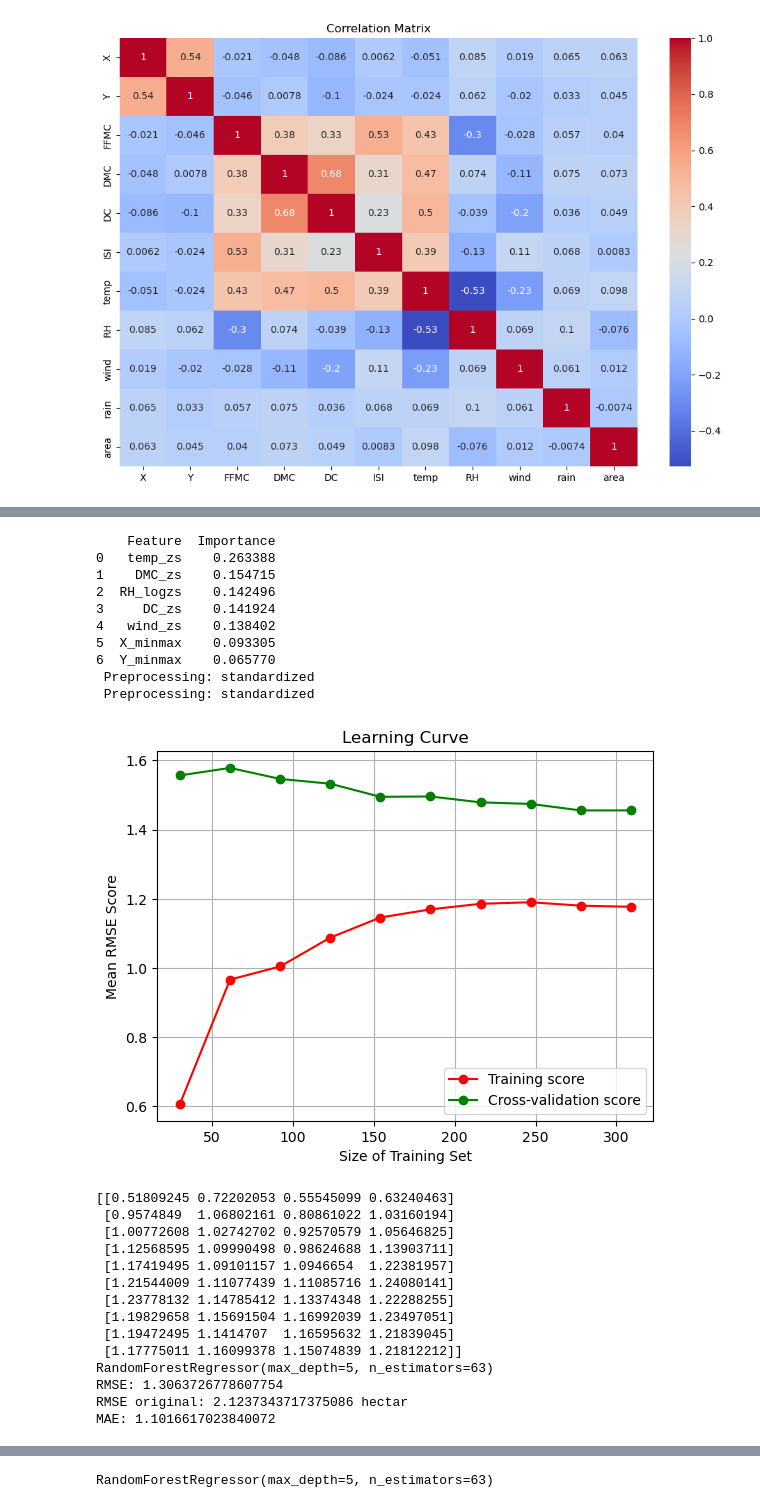
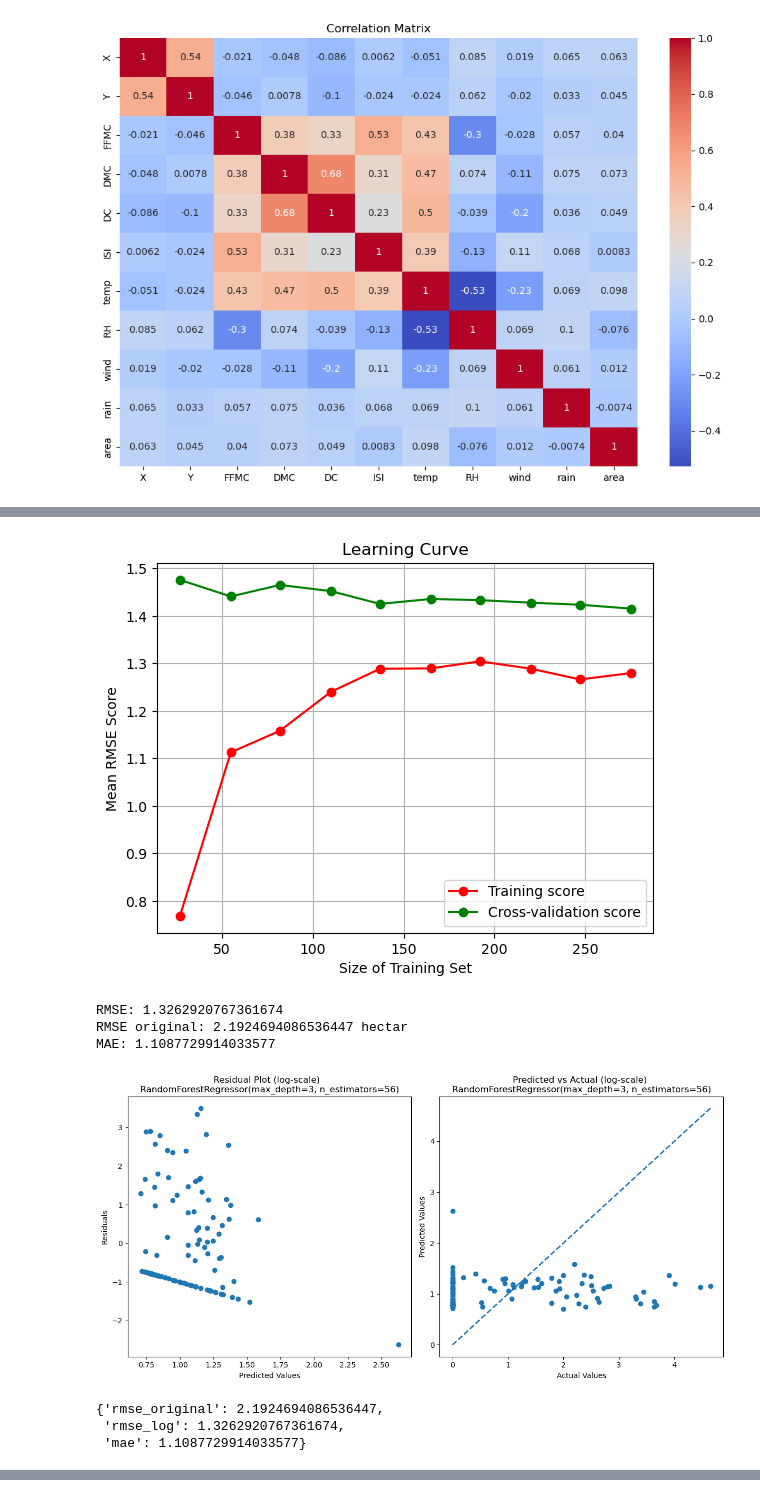
Before and after one commit to Yawkward/fire_data, a Jupyter notebook: FWI_project.ipynb, the cells around one changed output, grey strips where cells are left out. Cells and saved outputs as stored; diff of their text form; code cells hidden in the pictures.

```diff
--- a/FWI_project.ipynb
+++ b/FWI_project.ipynb
@@ -1159,75 +1208,26 @@ RandomForestRegressor(max_depth=5, n_estimators=53)
 # %%
-print(importance_df)
-keep_features = importance_df[importance_df['Importance'] >= 0.15]
-X_train_dropped, y_train_dropped = preproc_df(X_train, y_train)
-X_train_dropped = X_train_processed[list(keep_features['Feature'])]
-X_test_dropped, y_test_dropped = preproc_df(X_test, y_test)
-X_test_dropped = X_test_dropped[list(keep_features['Feature'])]
-
 a_model = get_model(model_name='randomForest')
-param_grid = {"n_estimators": np.array(np.arange(50, 70, 1)), "max_depth": np.array(np.arange(5, 15, 1))}
+param_grid = {"n_estimators": np.array(np.arange(50, 70, 1)), "max_depth": [None] + list(np.arange(1, 20, 1))}
 binning = [-np.inf, 0.01, 0.52, 1090.84]
 bin_label = [1, 2, 3]
 
 rmse_rf, randomForReg_tuned5 = evaluate_model3(X_train_dropped, y_train_dropped,
                 a_model,
                 param_grid=param_grid,
                 standardize=False,
                 thr_bins=binning,
                 bin_label=bin_label,
-                kfolds=4,
+                kfolds=3,
                 plot=True)
 dump(randomForReg_tuned5, 'randomForReg_tuned5.pkl')
-print(rmse_rf)
-print(randomForReg_tuned5)
 
-rF_model_val = load('randomForReg_tuned5.pkl')
-validate(rF_model_val, X_test=X_test_dropped, y_test=y_test_dropped, scoring=['rmse', 'mae'], plot=True ,preproc=False)
-
-rf_model = load('randomForReg_tuned5.pkl')
-feature_importances = rf_model.feature_importances_
-
-# feature names
-feature_names = X_train_dropped.columns
-
-# create dataframe
-importance_df = pd.DataFrame({
-    'Feature': feature_names,
-    'Importance': feature_importances
-})
-# sort by importances
-importance_df = importance_df.sort_values(by='Importance', ascending=False)
-# print(importance_df)
-plt.figure(figsize=(12, 8))
-sns.barplot(x='Importance', y='Feature', data=importance_df.sort_values(by='Importance', ascending=False))
-plt.title('Feature Importances')
-plt.xlabel('Importance')
-plt.ylabel('Features')
-plt.show()
-print(rf_model)
+validate(randomForReg_tuned5, X_test=X_test_dropped, y_test=y_test_dropped, scoring=['rmse', 'mae'], plot=True ,preproc=False)
 # %% [output]
+[figure, new version]
-    Feature  Importance
-0   temp_zs    0.263388
-1    DMC_zs    0.154715
-2  RH_logzs    0.142496
-3     DC_zs    0.141924
-4   wind_zs    0.138402
-5  X_minmax    0.093305
-6  Y_minmax    0.065770
- Preprocessing: standardized
- Preprocessing: standardized
+RMSE: 1.3262920767361674
+RMSE original: 2.1924694086536447 hectar
+MAE: 1.1087729914033577
-[figure, old version]
+[figure, new version]
-[[0.51809245 0.72202053 0.55545099 0.63240463]
- [0.9574849  1.06802161 0.80861022 1.03160194]
- [1.00772608 1.02742702 0.92570579 1.05646825]
- [1.12568595 1.09990498 0.98624688 1.13903711]
- [1.17419495 1.09101157 1.0946654  1.22381957]
- [1.21544009 1.11077439 1.11085716 1.24080141]
- [1.23778132 1.14785412 1.13374348 1.22288255]
- [1.19829658 1.15691504 1.16992039 1.23497051]
- [1.19472495 1.1414707  1.16595632 1.21839045]
- [1.17775011 1.16099378 1.15074839 1.21812212]]
-RandomForestRegressor(max_depth=5, n_estimators=63)
-RMSE: 1.3063726778607754
-RMSE original: 2.1237343717375086 hectar
-MAE: 1.1016617023840072
+{'rmse_original': 2.1924694086536447,
+ 'rmse_log': 1.3262920767361674,
+ 'mae': 1.1087729914033577}
@@ -1236 +1233,0 @@ MAE: 1.1016617023840072
-RandomForestRegressor(max_depth=5, n_estimators=63)
```
Also changed, not shown: parts of 34 cells of this notebook, 10 other files.
